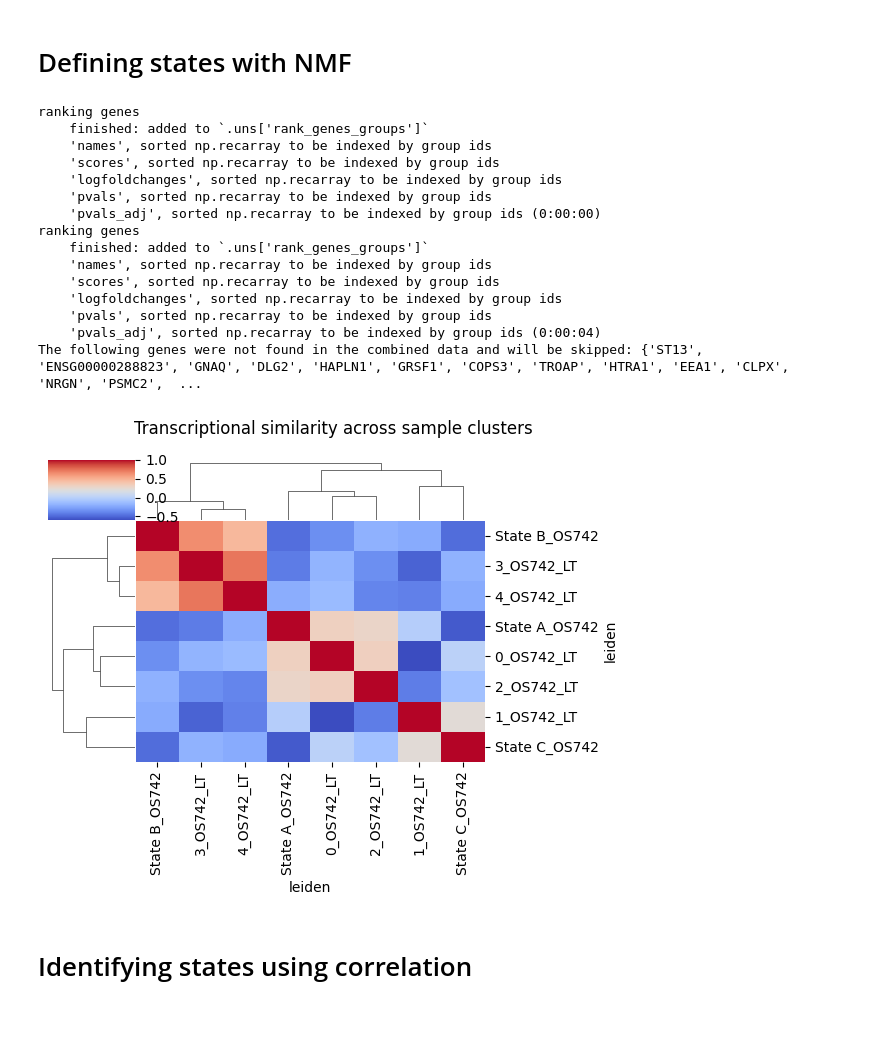
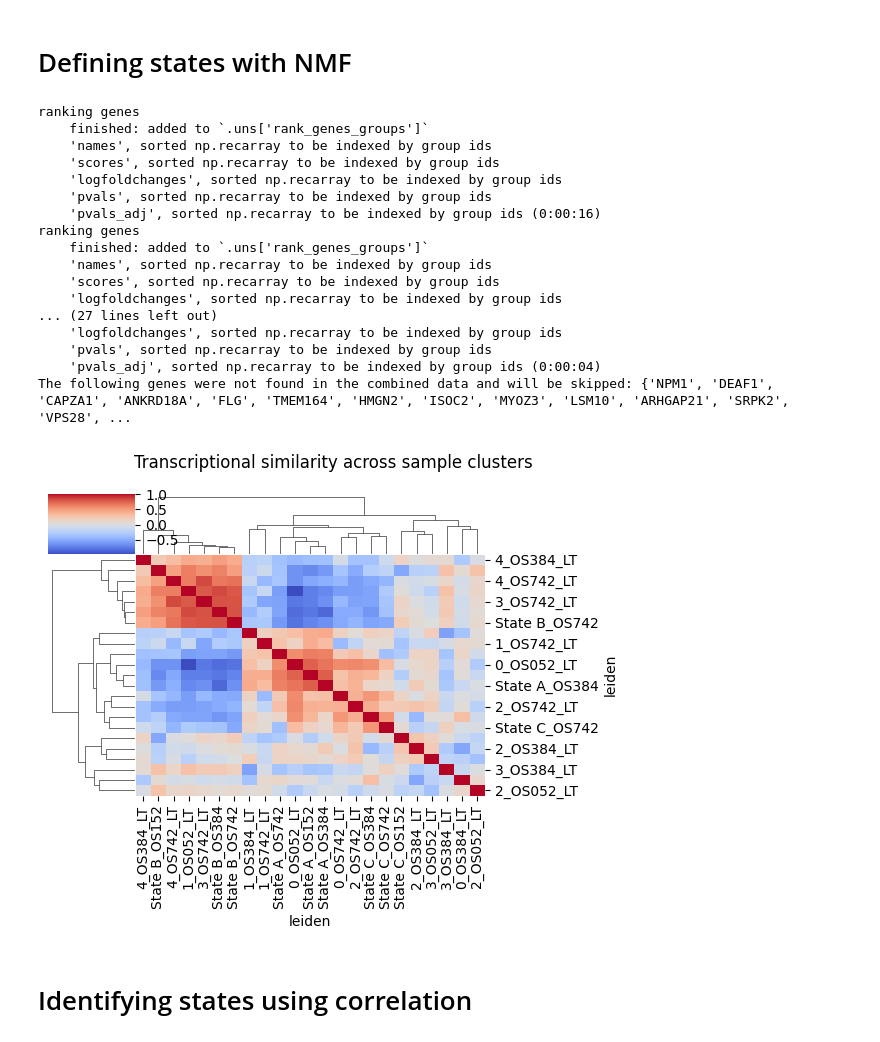
Before and after one commit to brendamelano/Reprogramming_Osteosarcoma, a Jupyter notebook: Lineage_Tracing/scRNAseq_LT_analysis/Defining states for LT samples.ipynb, the cells around one changed output. Drawn from its saved outputs; the diff is of its cells as text; code cells hidden in the pictures.

Commit message:
public data analysis

```diff
--- a/Lineage_Tracing/scRNAseq_LT_analysis/Defining states for LT samples.ipynb
+++ b/Lineage_Tracing/scRNAseq_LT_analysis/Defining states for LT samples.ipynb
@@ -46,10 +46,12 @@ Global seed set to 0
 # %% [markdown]
 # Defining states with NMF
 # %%
-# Read in the AnnData files and process them
+# Creating empty list for adata objects
 adata_list = []
+
+# Creating an empty list for the top genes from all the samples
 top_genes_all_samples = []
-sample_names_LT = ['OS742_LT'] #  'OS742_LT', 'OS384_LT',
+sample_names_LT = ['OS052_LT','OS742_LT', 'OS384_LT'] #  'OS742_LT', 'OS384_LT',
 
 for sample in sample_names_LT:
 
@@ -85,7 +87,7 @@ for sample in sample_names_LT:
     # Append the AnnData object to the list
     adata_list.append(adata)
 
-sample_names = ['OS742'] #  'OS152', 'OS384'
+sample_names = ['OS152', 'OS384','OS742'] #  'OS152', 'OS384' 'OS742'
 
 for sample in sample_names:
 
@@ -194,36 +196,38 @@ g = sns.clustermap(cluster_correlation, cmap='coolwarm', figsize=(6, 5))
 # Add the title to the figure
 g.fig.suptitle('Transcriptional similarity across sample clusters', fontsize=12)
 
 
 # Adjust the position of the title
 plt.subplots_adjust(top=0.9)
 
 
 # Saving the figure
 desktop_path = os.path.expanduser('~/Desktop')
 figure_path = os.path.join(desktop_path, 'LT_Cluster_Transcriptional_Similarity.svg')
 g.savefig(figure_path, format='svg', dpi=300)
 
 
 # Display the plot
 plt.show()
 # %% [output]
 ranking genes
     finished: added to `.uns['rank_genes_groups']`
     'names', sorted np.recarray to be indexed by group ids
     'scores', sorted np.recarray to be indexed by group ids
     'logfoldchanges', sorted np.recarray to be indexed by group ids
     'pvals', sorted np.recarray to be indexed by group ids
-    'pvals_adj', sorted np.recarray to be indexed by group ids (0:00:00)
+    'pvals_adj', sorted np.recarray to be indexed by group ids (0:00:16)
 ranking genes
     finished: added to `.uns['rank_genes_groups']`
     'names', sorted np.recarray to be indexed by group ids
     'scores', sorted np.recarray to be indexed by group ids
     'logfoldchanges', sorted np.recarray to be indexed by group ids
+... (27 lines left out)
+    'logfoldchanges', sorted np.recarray to be indexed by group ids
     'pvals', sorted np.recarray to be indexed by group ids
     'pvals_adj', sorted np.recarray to be indexed by group ids (0:00:04)
-The following genes were not found in the combined data and will be skipped: {'ST13', 'ENSG00000288823', 'GNAQ', 'DLG2', 'HAPLN1', 'GRSF1', 'COPS3', 'TROAP', 'HTRA1', 'EEA1', 'CLPX', 'NRGN', 'PSMC2',  ...
+The following genes were not found in the combined data and will be skipped: {'NPM1', 'DEAF1', 'CAPZA1', 'ANKRD18A', 'FLG', 'TMEM164', 'HMGN2', 'ISOC2', 'MYOZ3', 'LSM10', 'ARHGAP21', 'SRPK2', 'VPS28', ...
-[figure, old version]
+[figure, new version]
 # %% [markdown]
 # Identifying states using correlation
 # %%
```
Also changed, not shown: parts of 3 cells of this notebook, 8 other files.
